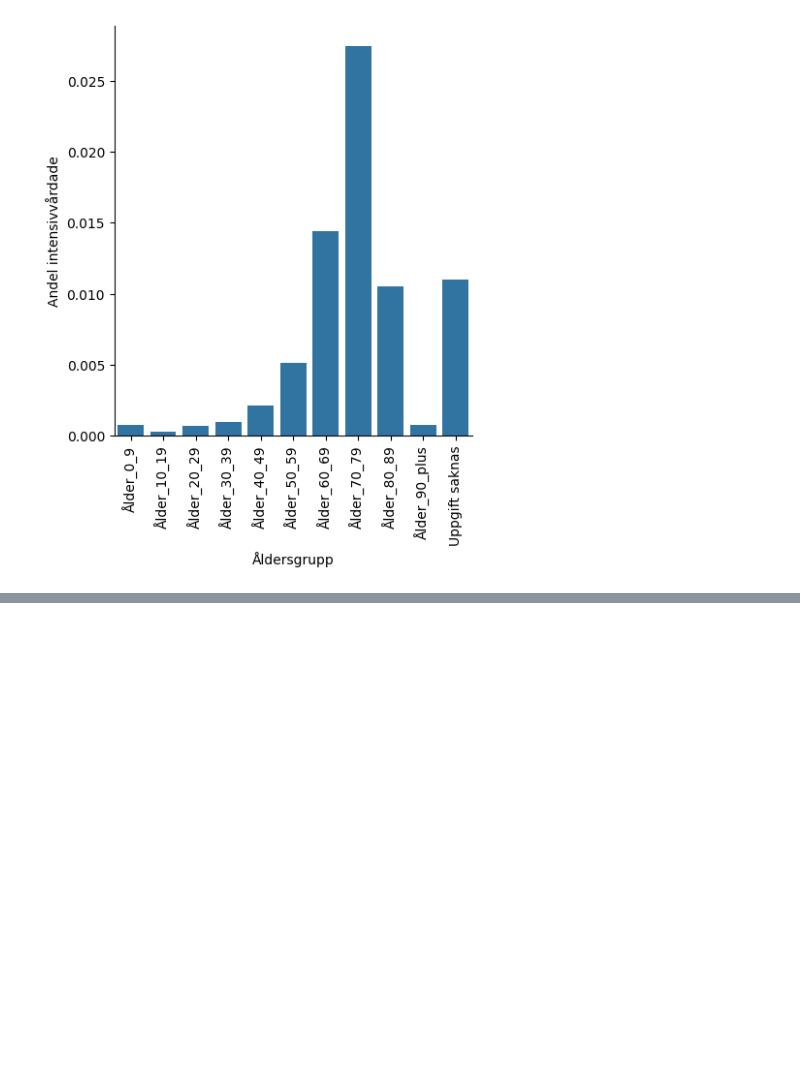
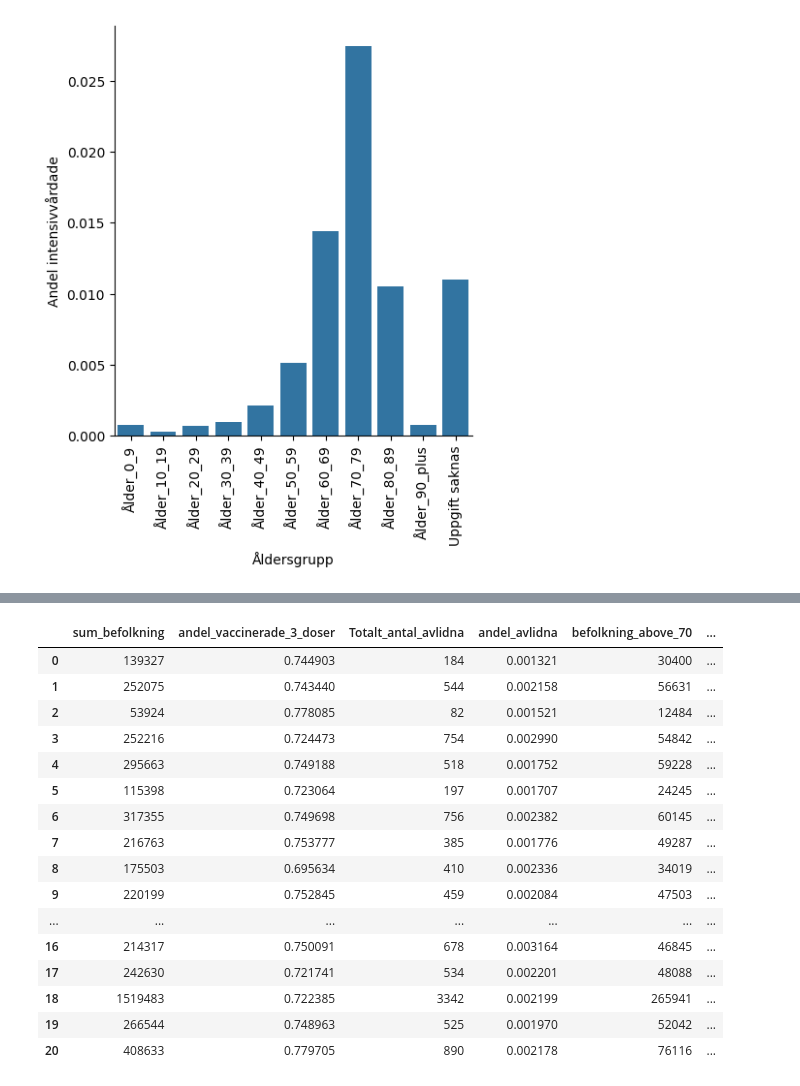
Before and after one commit to yomo001/databehandling-YOUNIS-MOUSSAVI, a Jupyter notebook: Laboration/lab1_uppgift3.ipynb, the cells around one changed output, grey strips where cells are left out. Drawn from its saved outputs; the diff is of its cells as text; code cells hidden in the pictures; blank space fills up the shorter version.

```diff
--- a/Laboration/lab1_uppgift3.ipynb
+++ b/Laboration/lab1_uppgift3.ipynb
@@ -128,0 +271,5 @@ px.bar(vaccinerade_tiddserie, x = "Vecka2", y = "Andel vaccinerade",color = "Vac
+# %%
+final_table = pd.concat([part_table, avlidna_region["Totalt_antal_fall"]], axis = "columns")
+# %%
+# Räkna ut andel fall per region i final_table
+final_table["andel_fall"] = final_table["Totalt_antal_fall"]/final_table["sum_befolkning"]
@@ -128,0 +287,3 @@ px.bar(vaccinerade_tiddserie, x = "Vecka2", y = "Andel vaccinerade",color = "Vac
+# %%
+# Changing the column "Län_namn" to index instead
+final_table.set_index("Län_namn", inplace = True)
@@ -128,0 +331,14 @@ px.bar(vaccinerade_tiddserie, x = "Vecka2", y = "Andel vaccinerade",color = "Vac
+# %%
+# Preparation for plotting my final KPI:s with mapbox
+# Reading in data set with coordinates for each region
+
+lat = [56.1431, 61.0917,57.4684, 60.6747, 56.6743, 63.0000, 57.3708, 56.4400, 56.9251, 66.8309, 55.91, 59.3194, 59.03, 59.84972, 59.9809,  64.9035619, 62.924004, 59.781254, 58.253223, 59.2752626,  58.6411935]
+long = [15.3667, 14.6664, 18.4867, 17.1444, 12.8577, 14.0000, 14.3439, 15.5400, 14.7320, 20.3991, 13.6, 18.0750, 16.39, 17.63889,13.20189, 15.990117199999986, 17.836418, 16.134008, 12.244518, 15.213410500000009,16.23851609999997]
+lan = ["Blekinge", "Dalarna", "Gotland", "Gävleborg", "Halland", "Jämtland Härjedalen", "Jönköping", "Kalmar", "Kronoberg", "Norrbotten", "Skåne", "Stockholm", "Sörmland", "Uppsala", "Värmland", "Västerbotten", "Västernorrland", "Västmanland", "Västra Götaland", "Örebro", "Östergötland"]
+
+# Creating a new dataframe with coordinates for each region
+df_region_coordinates = pd.DataFrame(list(zip(lan, lat, long)), columns = ["region", "lat", "long"])
+
+# Changing lat and long value for "Kalmar"
+df_region_coordinates.loc[7, "lat"] = 57.15
+df_region_coordinates.loc[7, "long"] = 16.15
@@ -128,0 +355,23 @@ px.bar(vaccinerade_tiddserie, x = "Vecka2", y = "Andel vaccinerade",color = "Vac
+# %%
+# Merging coordinates to final table based on lan
+final_table = final_table.merge(df_region_coordinates, left_index = True, right_on = "region")
+
+final_table
+# %% [output]
+|  | sum_befolkning | andel_vaccinerade_3_doser | Totalt_antal_avlidna | andel_avlidna | befolkning_above_70 | ... |
+| 0 | 139327 | 0.744903 | 184 | 0.001321 | 30400 | ... |
+| 1 | 252075 | 0.743440 | 544 | 0.002158 | 56631 | ... |
+| 2 | 53924 | 0.778085 | 82 | 0.001521 | 12484 | ... |
+| 3 | 252216 | 0.724473 | 754 | 0.002990 | 54842 | ... |
+| 4 | 295663 | 0.749188 | 518 | 0.001752 | 59228 | ... |
+| 5 | 115398 | 0.723064 | 197 | 0.001707 | 24245 | ... |
+| 6 | 317355 | 0.749698 | 756 | 0.002382 | 60145 | ... |
+| 7 | 216763 | 0.753777 | 385 | 0.001776 | 49287 | ... |
+| 8 | 175503 | 0.695634 | 410 | 0.002336 | 34019 | ... |
+| 9 | 220199 | 0.752845 | 459 | 0.002084 | 47503 | ... |
+| ... | ... | ... | ... | ... | ... | ... |
+| 16 | 214317 | 0.750091 | 678 | 0.003164 | 46845 | ... |
+| 17 | 242630 | 0.721741 | 534 | 0.002201 | 48088 | ... |
+| 18 | 1519483 | 0.722385 | 3342 | 0.002199 | 265941 | ... |
+| 19 | 266544 | 0.748963 | 525 | 0.001970 | 52042 | ... |
+| 20 | 408633 | 0.779705 | 890 | 0.002178 | 76116 | ... |
```
Also changed, not shown: parts of 34 cells of this notebook, 4 other files.
